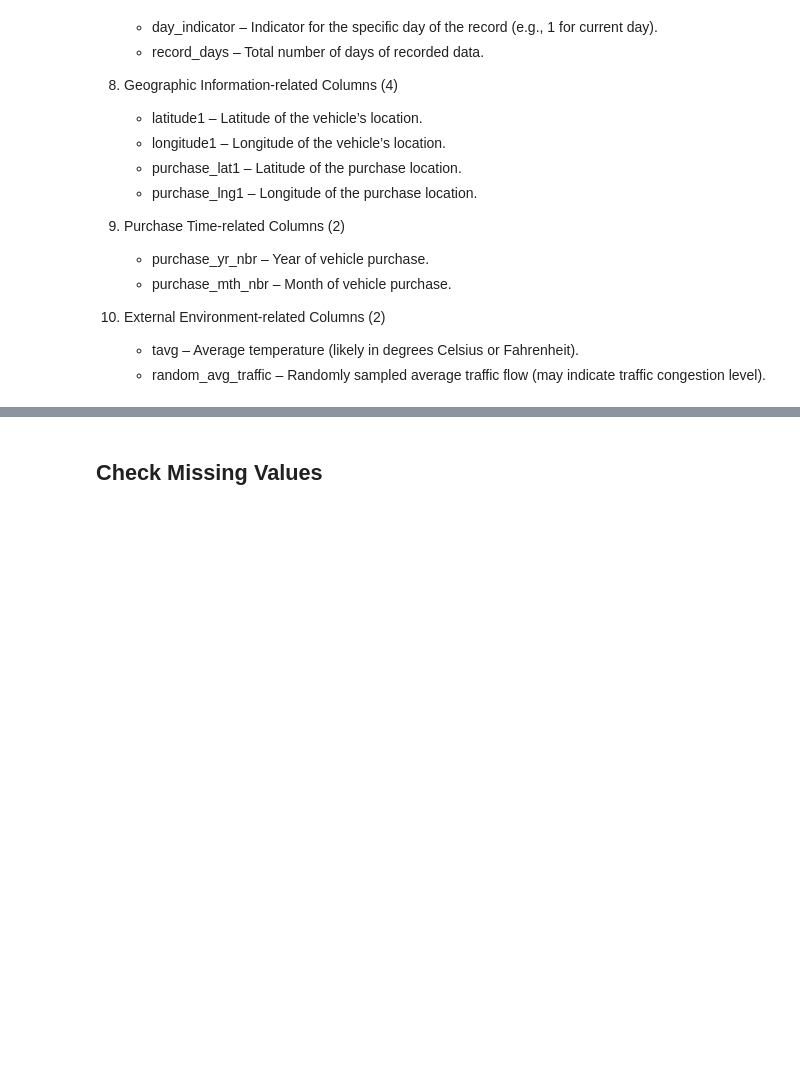
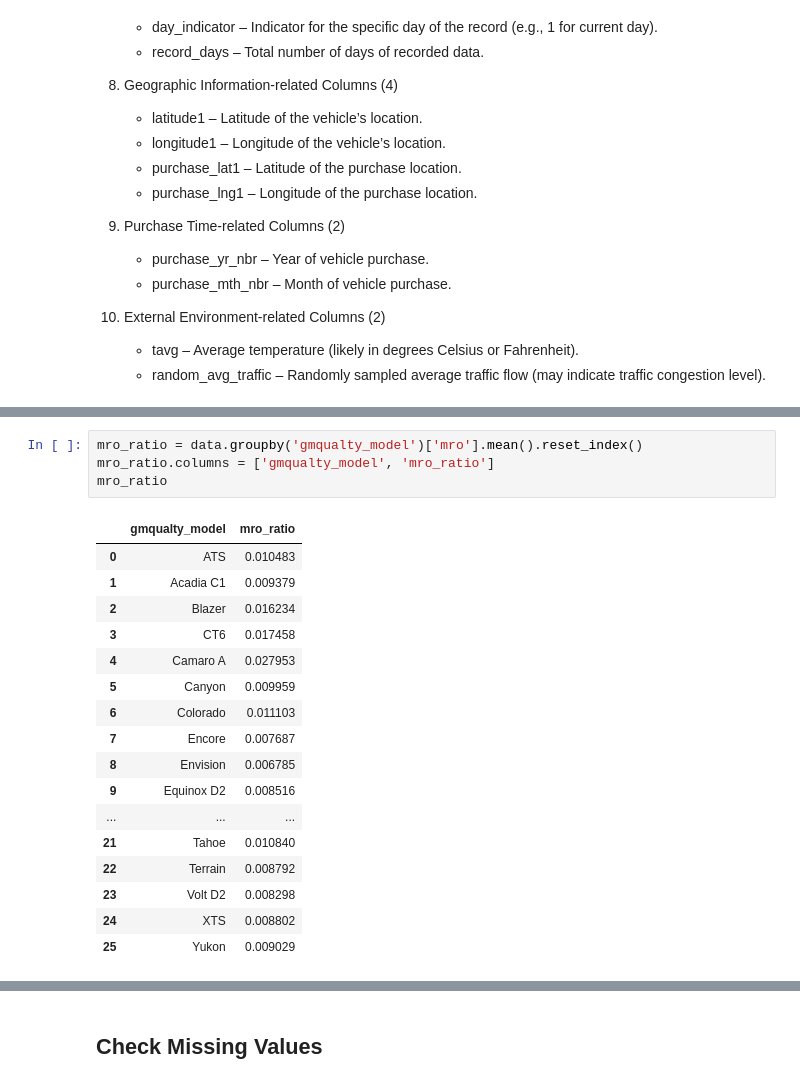
Before and after one commit to QianZeHao123/MroPred, a Jupyter notebook: 1_Data_Preprocessing.ipynb, the cells around one changed output, grey strips where cells are left out. Saved outputs shown, nothing was run; the diff lists cells and outputs as text; blank space fills up the shorter version.

```diff
--- a/1_Data_Preprocessing.ipynb
+++ b/1_Data_Preprocessing.ipynb
@@ -94,0 +137,22 @@ This dataset contains the following columns, which can be categorized into sever
+# %%
+mro_ratio = data.groupby('gmqualty_model')['mro'].mean().reset_index()
+mro_ratio.columns = ['gmqualty_model', 'mro_ratio']
+mro_ratio
+# %% [output]
+|  | gmqualty_model | mro_ratio |
+| 0 | ATS | 0.010483 |
+| 1 | Acadia C1 | 0.009379 |
+| 2 | Blazer | 0.016234 |
+| 3 | CT6 | 0.017458 |
+| 4 | Camaro A | 0.027953 |
+| 5 | Canyon | 0.009959 |
+| 6 | Colorado | 0.011103 |
+| 7 | Encore | 0.007687 |
+| 8 | Envision | 0.006785 |
+| 9 | Equinox D2 | 0.008516 |
+| ... | ... | ... |
+| 21 | Tahoe | 0.010840 |
+| 22 | Terrain | 0.008792 |
+| 23 | Volt D2 | 0.008298 |
+| 24 | XTS | 0.008802 |
+| 25 | Yukon | 0.009029 |
```
Also changed, not shown: parts of 14 cells of this notebook.
